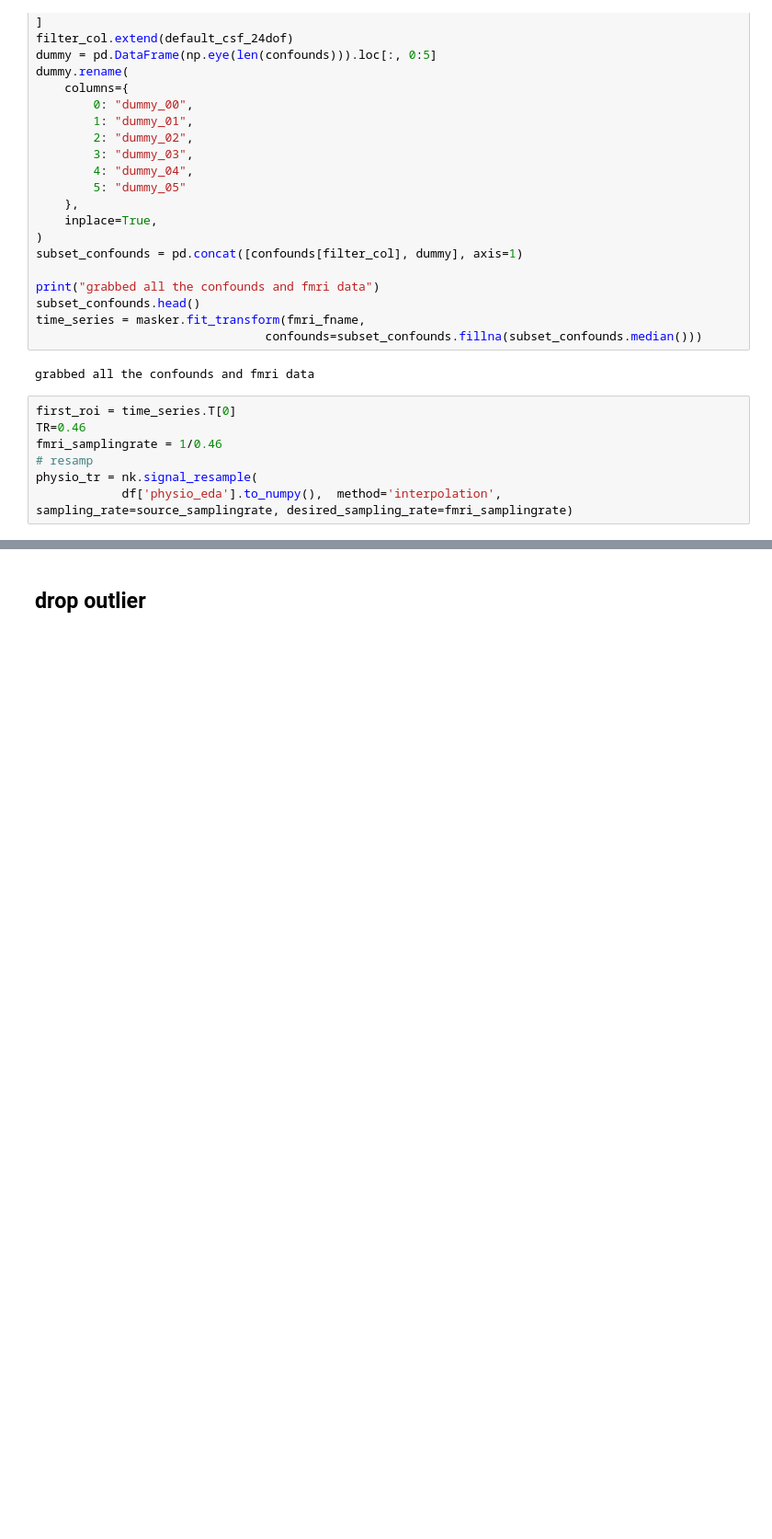
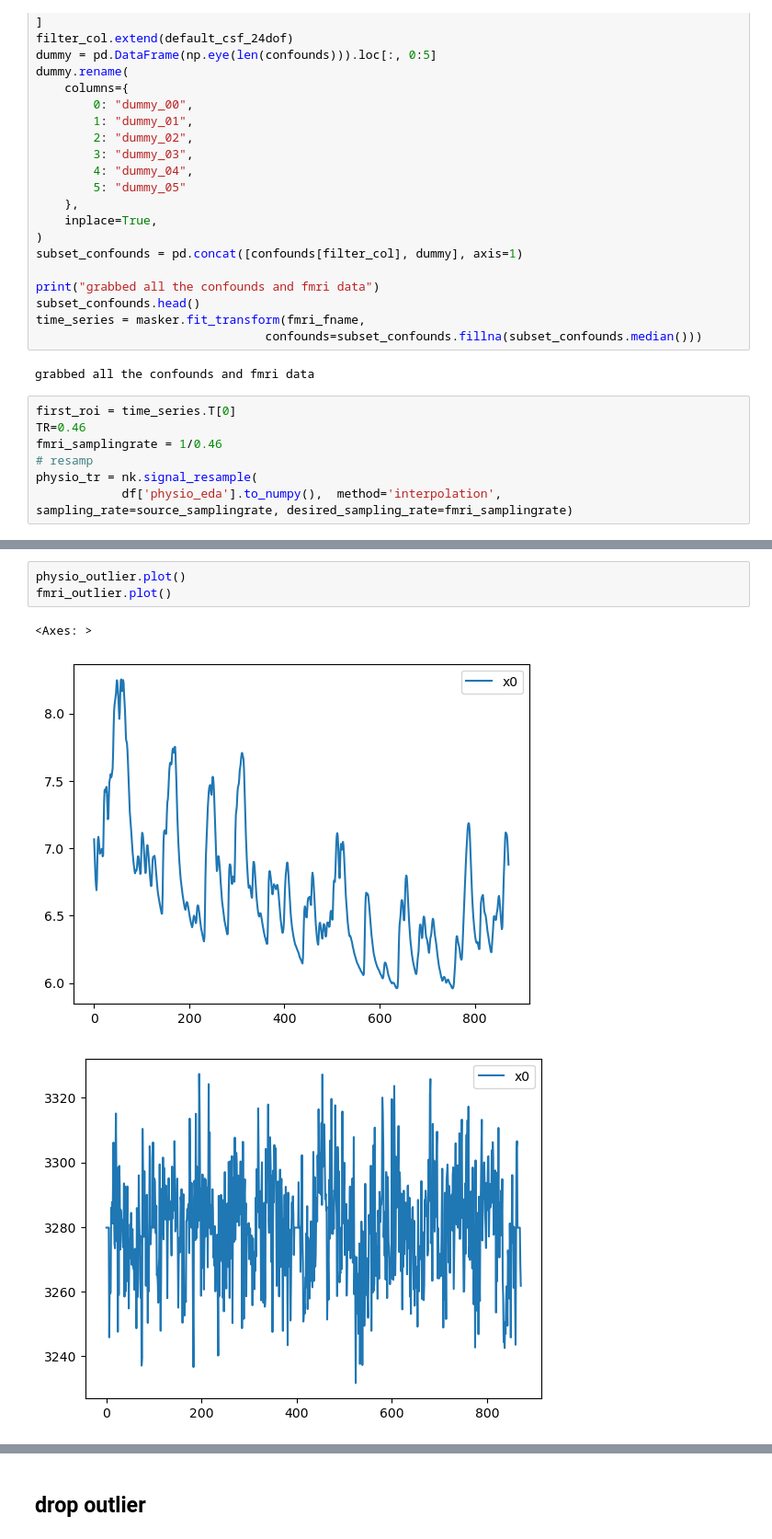
Before and after one commit to jungheejung/spacetop_biopac, a Jupyter notebook: scripts/p05_xcorr/c00_crosscorrelation_sandbox.ipynb, the cells around one changed output, grey strips where cells are left out. Shown at 92% size. Saved outputs shown, nothing was run; the diff lists cells and outputs as text; blank space fills up the shorter version.

```diff
--- a/scripts/p05_xcorr/c00_crosscorrelation_sandbox.ipynb
+++ b/scripts/p05_xcorr/c00_crosscorrelation_sandbox.ipynb
@@ -107 +126,8 @@ physio_tr = nk.signal_resample(
+# %%
+physio_outlier.plot()
+fmri_outlier.plot()
+# %% [output]
+<Axes: >
+[figure, added]
+[figure, added]
 # %%
```
Also changed, not shown: parts of 44 cells of this notebook.
